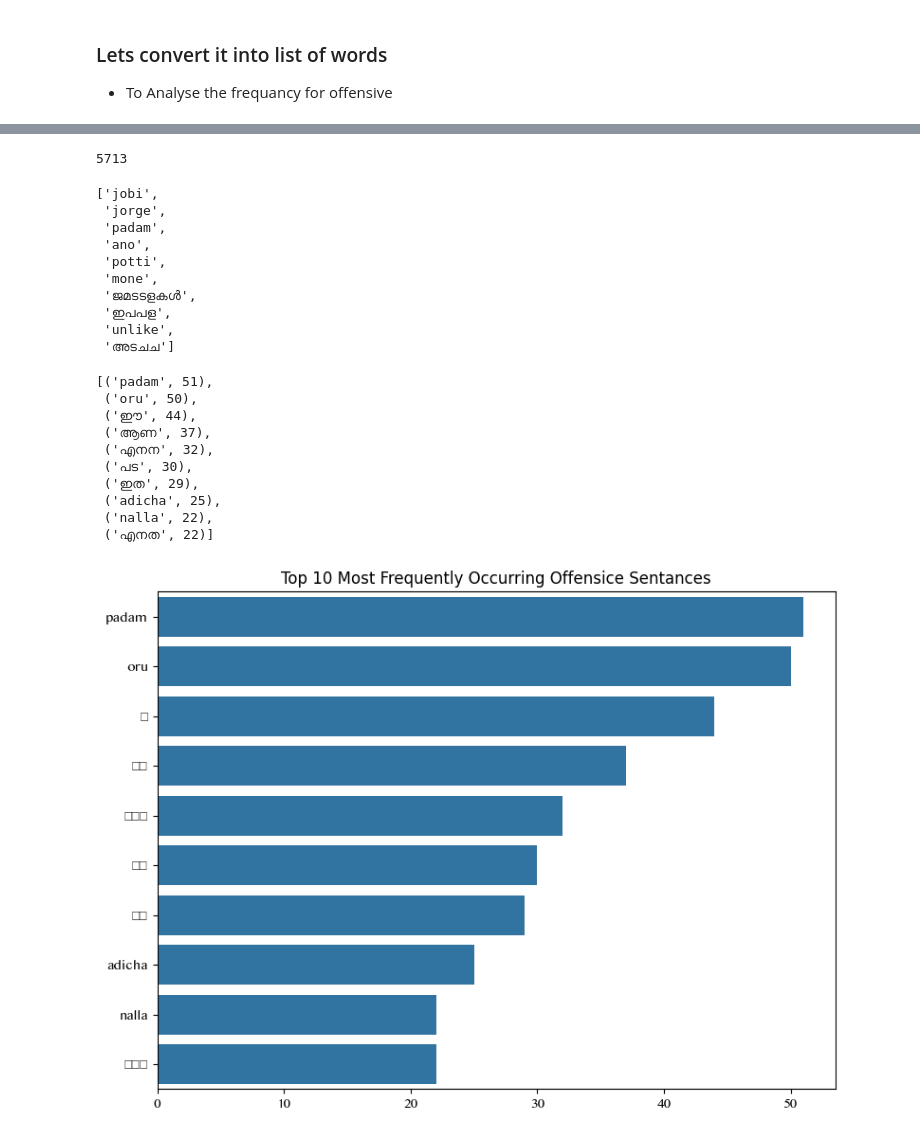
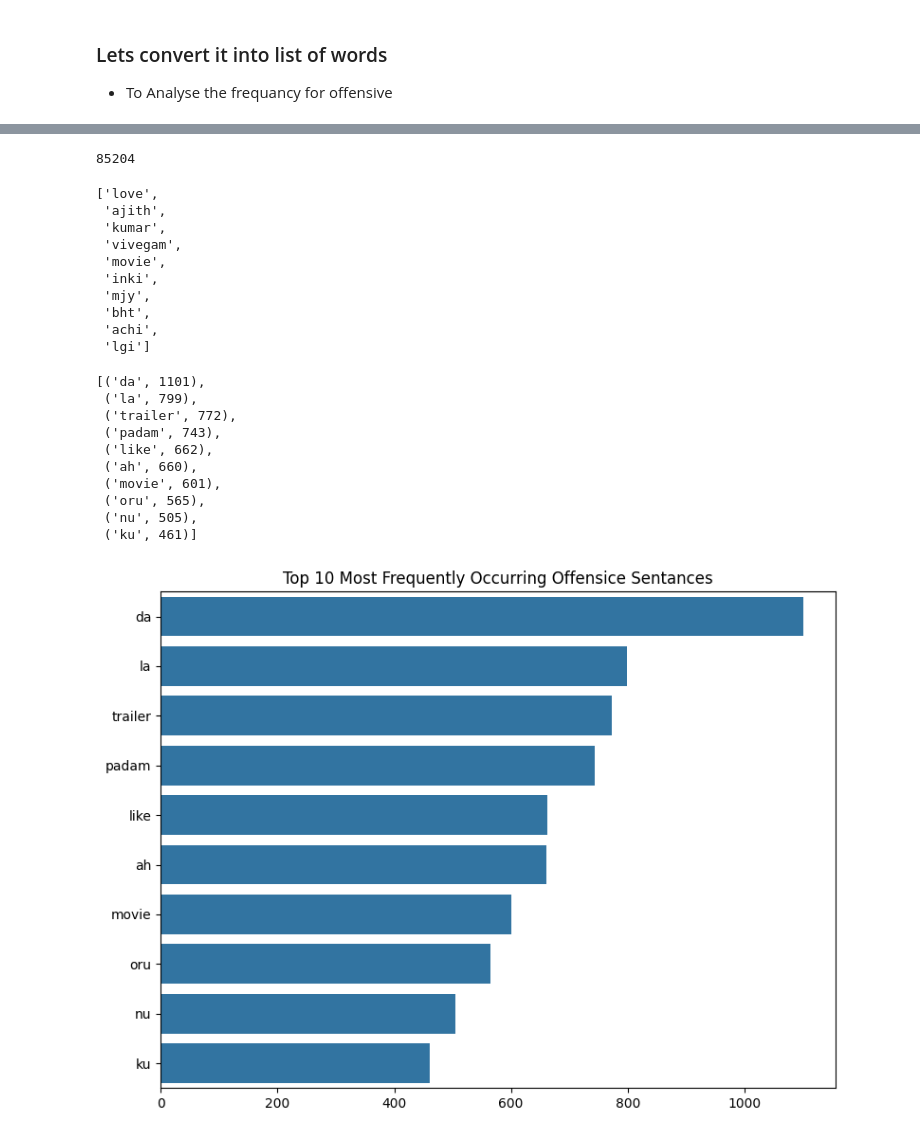
Before and after one commit to Balamurugan1962/Offensive-Language-Detection-in-Dravidian-Languages, a Jupyter notebook: EDA-Bala.ipynb, the cells around one changed output, grey strips where cells are left out. Cells and saved outputs as stored; diff of their text form; code cells hidden in the pictures.

```diff
--- a/EDA-Bala.ipynb
+++ b/EDA-Bala.ipynb
@@ -22,7 +19,7 @@ tamil_font = fm.FontProperties(fname=tamil_font_path)
 # %% [markdown]
 ### Lets import the tamil dataset
 # %%
-df = pd.read_csv('Dataset/mal_full_offensive_train.csv')
+df = pd.read_csv('Dataset/tamil_offensive_full_train.csv')
 
 df.head()
 # %% [output]
@@ -88,17 +86,25 @@ not-Tamil:
 # %% [markdown]
 ### Now lets try to clean the data
 # %%
-stw = stopwords.words('english') + ['like','love','fans','movie','dislike','trailer']
+stw = stopwords.words('english')
 # %%
+
 def clean(text):
+    # Convert to lowercase
     text = text.lower()
-    text = re.sub(r'[^\w\s]', '', text, flags=re.UNICODE)
+
+    # Keep only English letters and spaces
+    text = re.sub(r'[^a-z\s]', '', text)
+
+    # Remove stopwords if stw is defined
     text = " ".join([word for word in text.split() if word not in stw])
+
     return text
 # %%
 %%time
 print("Before Clean: \n",df.head()['Text'].values[:])
 df['Text'] = df['Text'].apply(clean)
+df = df[df['Text'] != '']
 print("After Clean: \n",df.head()['Text'].values[:])
 # %% [output]
 Before Clean:
@@ -153,34 +161,34 @@ for i in range(offdf.shape[0]):
     corpus += offdf['Text_list'].iloc[i]
 len(corpus)
 # %% [output]
-5713
+85204
 # %%
 corpus[:10]
 # %% [output]
-['jobi',
- 'jorge',
- 'padam',
- 'ano',
- 'potti',
- 'mone',
- 'ജമടടളകൾ',
- 'ഇപപള',
- 'unlike',
- 'അടചച']
+['love',
+ 'ajith',
+ 'kumar',
+ 'vivegam',
+ 'movie',
+ 'inki',
+ 'mjy',
+ 'bht',
+ 'achi',
+ 'lgi']
 # %%
 mostCommon = Counter(corpus).most_common(10)
 mostCommon
 # %% [output]
-[('padam', 51),
- ('oru', 50),
- ('ഈ', 44),
- ('ആണ', 37),
- ('എനന', 32),
- ('പട', 30),
- ('ഇത', 29),
- ('adicha', 25),
- ('nalla', 22),
- ('എനത', 22)]
+[('da', 1101),
+ ('la', 799),
+ ('trailer', 772),
+ ('padam', 743),
+ ('like', 662),
+ ('ah', 660),
+ ('movie', 601),
+ ('oru', 565),
+ ('nu', 505),
+ ('ku', 461)]
 # %%
 words = []
 freq = []
@@ -190,16 +198,9 @@ for word, count in mostCommon:
 # %%
 plt.figure(figsize=(8, 6))
 ax = sns.barplot(x=freq, y=words)
-
-for label in ax.get_yticklabels():
-    label.set_fontproperties(tamil_font)
-
-for label in ax.get_xticklabels():
-    label.set_fontproperties(tamil_font)
-
 plt.title('Top 10 Most Frequently Occurring Offensice Sentances')
 
 plt.tight_layout()
 plt.show()
 # %% [output]
-[figure, old version]
+[figure, new version]
```
Also changed, not shown: parts of 7 cells of this notebook, 5 other files.
